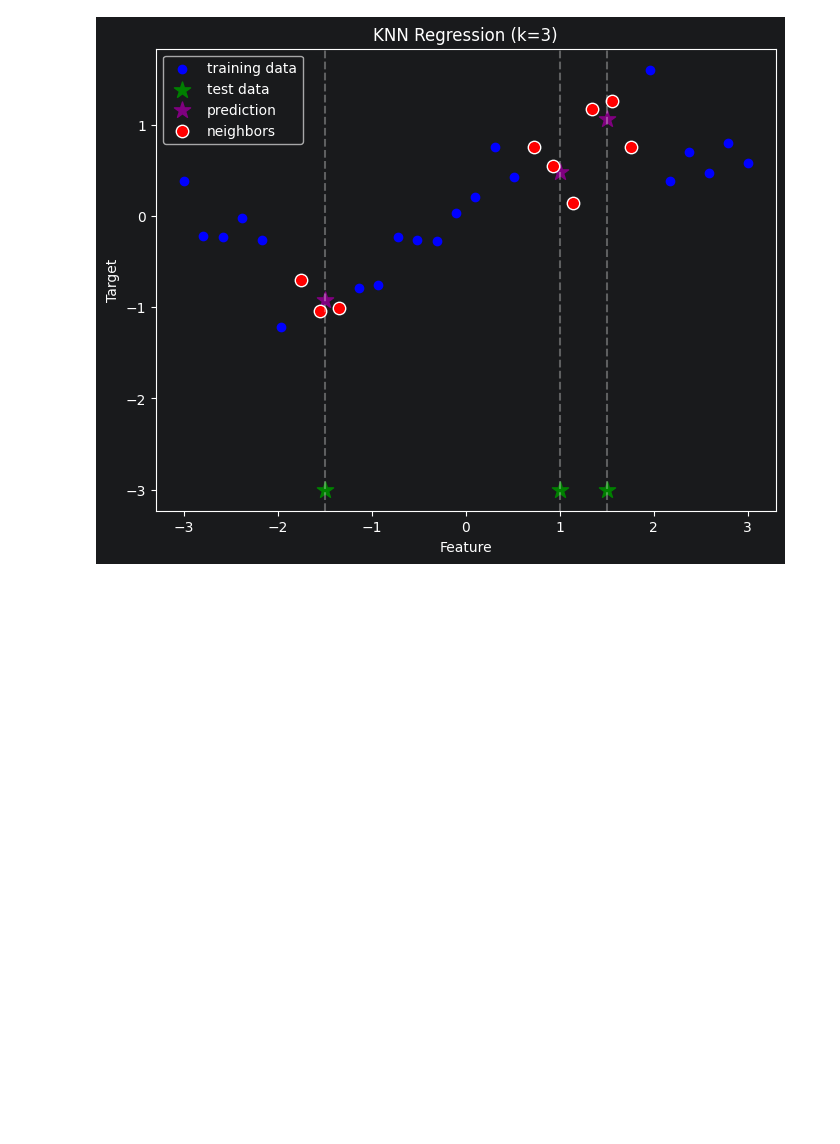
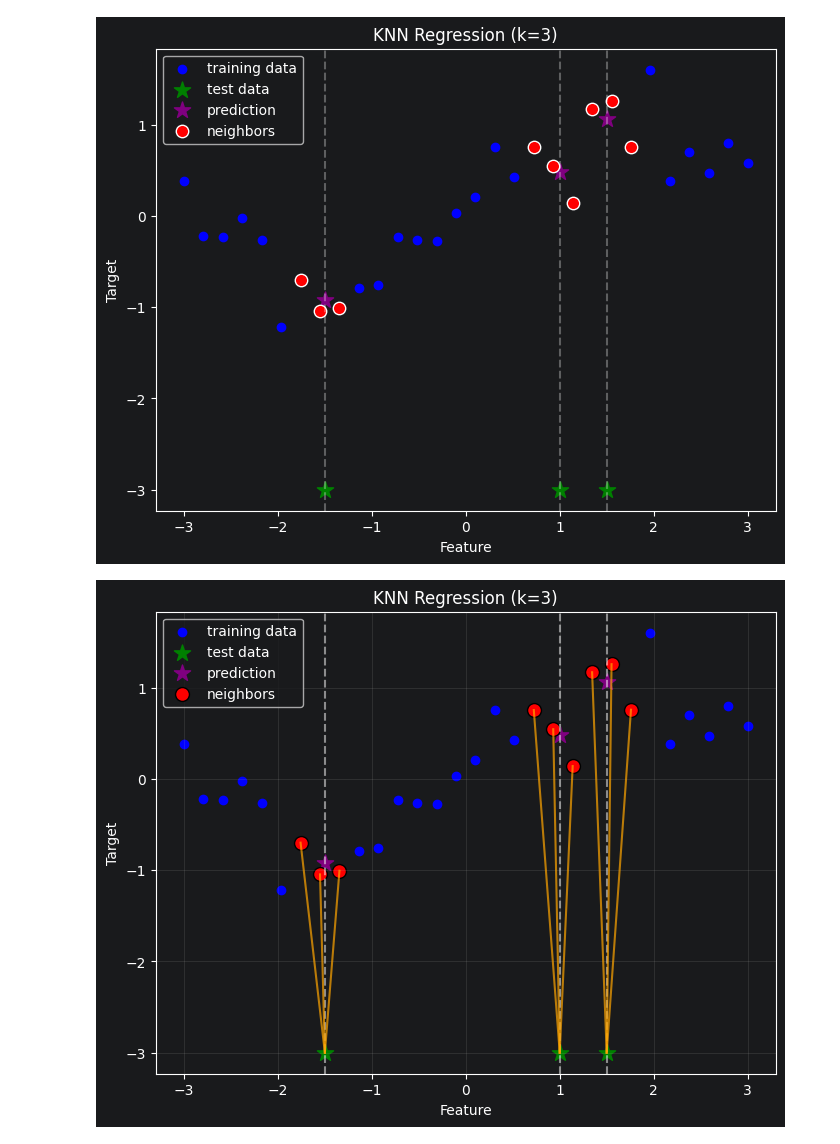
Before and after one commit to tona-akilabs/machine-learning-fundamentals, a Jupyter notebook: knn-regression.ipynb, the cells around one changed output. Saved outputs shown, nothing was run; the diff lists cells and outputs as text; code cells hidden in the pictures; blank space fills up the shorter version.

```diff
--- a/knn-regression.ipynb
+++ b/knn-regression.ipynb
@@ -90,3 +90,42 @@ plt.legend()
 plt.show()
 # %% [output]
 [figure]
+# %%
+plt.figure(figsize=(8, 6))
+
+# Training data
+plt.scatter(X, y, color="blue", label="training data")
+
+# Test points (bottom)
+y_test_vis = np.full(len(X_test), -3)
+plt.scatter(X_test, y_test_vis, color="green", marker="*", s=150, label="test data")
+
+# Predictions
+plt.scatter(X_test, y_pred, color="purple", marker="*", s=150, label="prediction")
+
+# Draw vertical lines + neighbors
+for i, x in enumerate(X_test):
+    neighbors_x = X[indices[i]]
+    neighbors_y = y[indices[i]]
+
+    # Vertical line (visible now)
+    plt.axvline(x=x, linestyle="--", color="white", alpha=0.5)
+
+    # Draw lines from test point → each neighbor
+    for nx, ny in zip(neighbors_x, neighbors_y):
+        plt.plot([x[0], nx[0]], [y_test_vis[i], ny],
+                 color="orange", alpha=0.7)
+
+    # Highlight neighbors
+    plt.scatter(neighbors_x, neighbors_y,
+                color="red", edgecolor="black", s=100,
+                label="neighbors" if i == 0 else "")
+
+plt.xlabel("Feature")
+plt.ylabel("Target")
+plt.title(f"KNN Regression (k={k})")
+plt.legend()
+plt.grid(alpha=0.2)
+plt.show()
+# %% [output]
+[figure, added]
```
